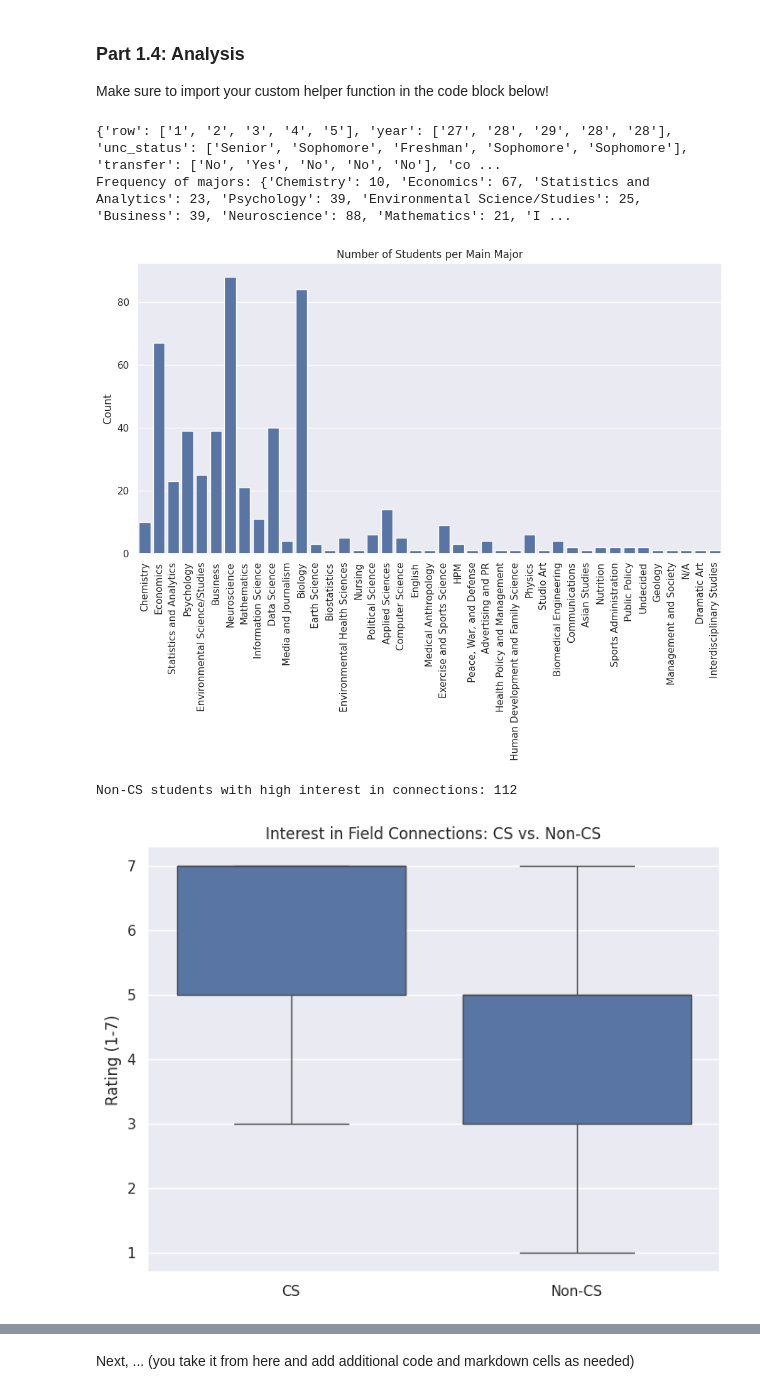
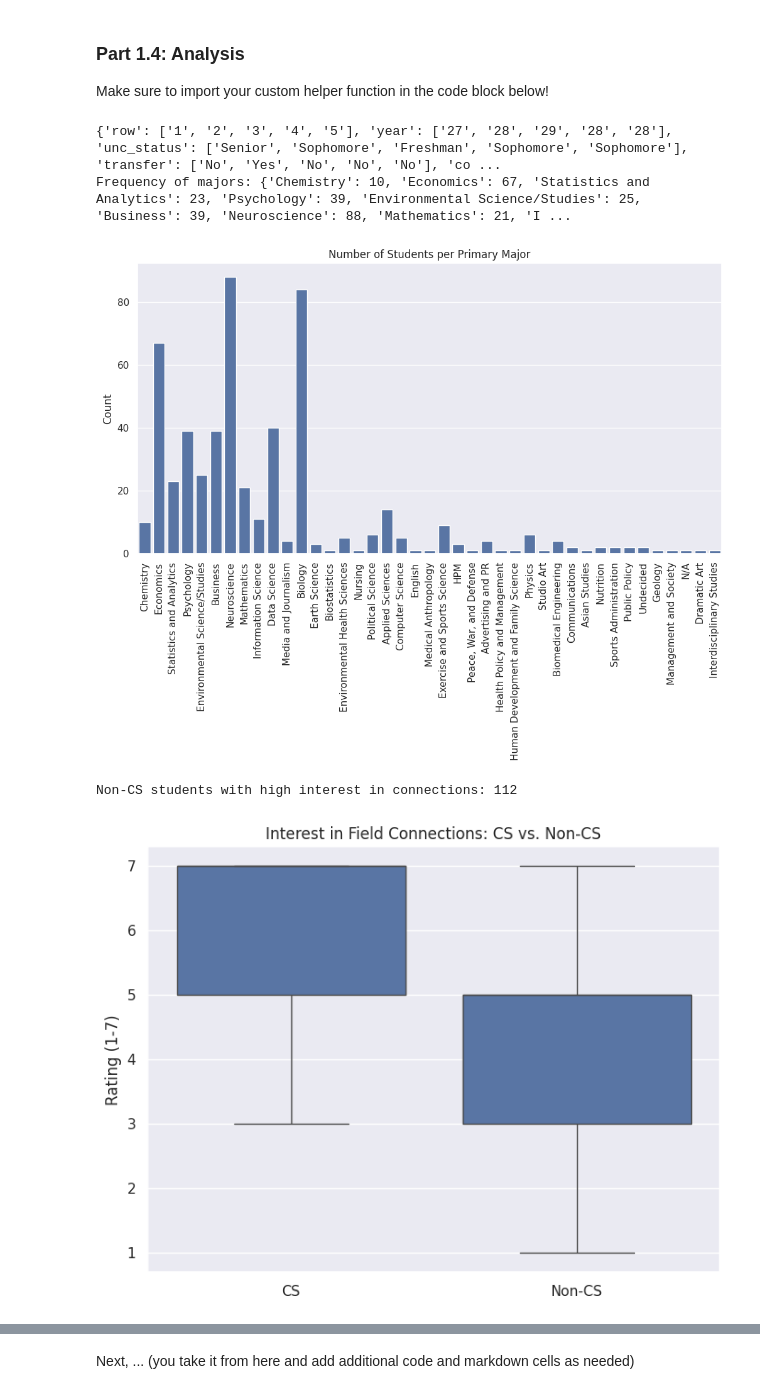
Before and after one commit to sshloka/comp110-26s-workspace, a Jupyter notebook: exercises/ex09/analysis.ipynb, the cells around one changed output, grey strips where cells are left out. Saved outputs shown, nothing was run; the diff lists cells and outputs as text; code cells hidden in the pictures.

```diff
--- a/exercises/ex09/analysis.ipynb
+++ b/exercises/ex09/analysis.ipynb
@@ -485,7 +488,7 @@ print(f"Frequency of majors: {major_counts}")
 # Visualization 1, Bar Chart: Distribution of Majors
 plt.figure(figsize=(12, 6))
 sns.barplot(x=list(major_counts.keys()), y=list(major_counts.values()))
-plt.title("Number of Students per Main Major")
+plt.title("Number of Students per Primary Major")
 plt.xticks(rotation=90)
 plt.ylabel("Count")
 plt.show()
@@ -501,34 +504,34 @@ for i in range(len(analysis_data["major"])):
         if analysis_data["comp_major"][i] == "No":
             non_cs_conn_interest.append(interest_val)
         else:
             cs_conn_interest.append(interest_val)
 
 # Use custom helper function
 high_conn_interest_non_cs = filter_above_threshold(non_cs_conn_interest, 5.0)
 print(f"Non-CS students with high interest in connections: {len(high_conn_interest_non_cs)}")
 
 # Visualization 2, Box Plot: Connection Interest Comparison
 labels = ["CS"] * len(cs_conn_interest) + ["Non-CS"] * len(non_cs_conn_interest)
 combined_interests = cs_conn_interest + non_cs_conn_interest
 
 plt.figure(figsize=(8, 6))
 sns.boxplot(x=labels, y=combined_interests)
 plt.title("Interest in Field Connections: CS vs. Non-CS")
 plt.ylabel("Rating (1-7)")
 plt.show()
 
 # Visualization 3, Histogram: Density of Interest in Connections
 plt.figure(figsize=(10, 6))
 sns.histplot(non_cs_conn_interest, color = "green", label = "Non-CS Majors", kde=True, bins=7)
 sns.histplot(cs_conn_interest, color = "blue", label="CS Majors", kde=True, bins=7)
 plt.title("How much students value connections between CS and other fields")
 plt.xlabel("Interest Level (1-7)")
 plt.legend()
 plt.show()
 # %% [output]
 {'row': ['1', '2', '3', '4', '5'], 'year': ['27', '28', '29', '28', '28'], 'unc_status': ['Senior', 'Sophomore', 'Freshman', 'Sophomore', 'Sophomore'], 'transfer': ['No', 'Yes', 'No', 'No', 'No'], 'co ...
 Frequency of majors: {'Chemistry': 10, 'Economics': 67, 'Statistics and Analytics': 23, 'Psychology': 39, 'Environmental Science/Studies': 25, 'Business': 39, 'Neuroscience': 88, 'Mathematics': 21, 'I ...
-[figure, old version]
+[figure, new version]
 Non-CS students with high interest in connections: 112
 [figure]
 [figure]
```
Also changed, not shown: parts of 2 cells of this notebook, 3 other files.
